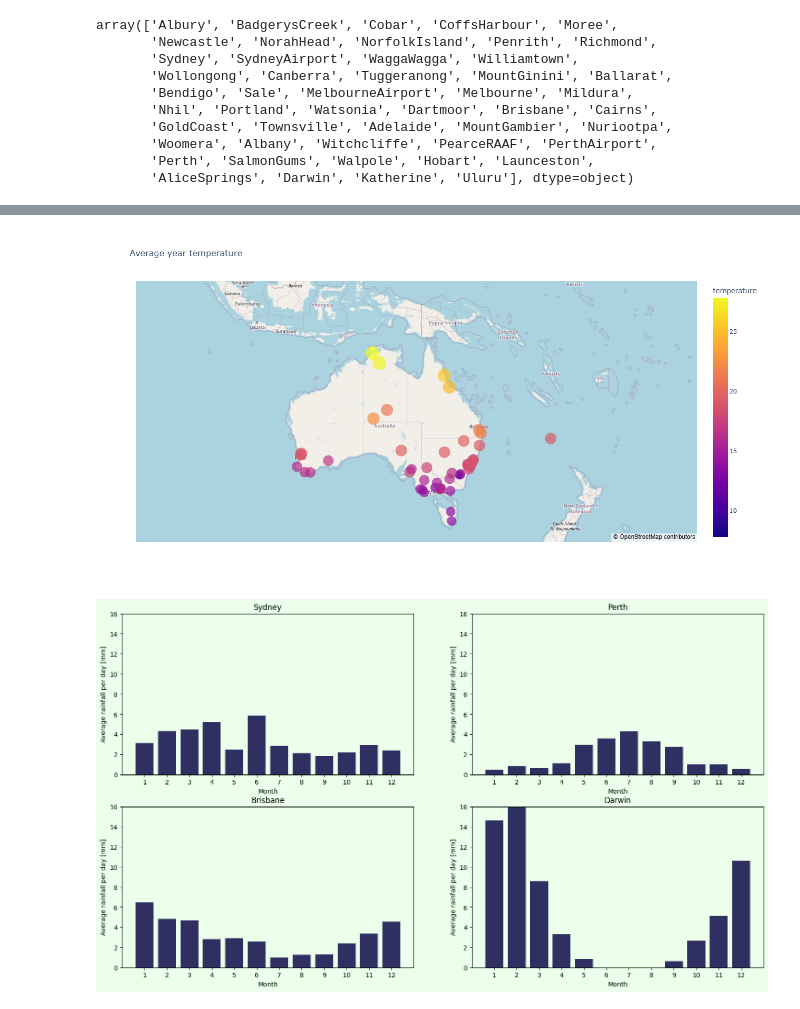
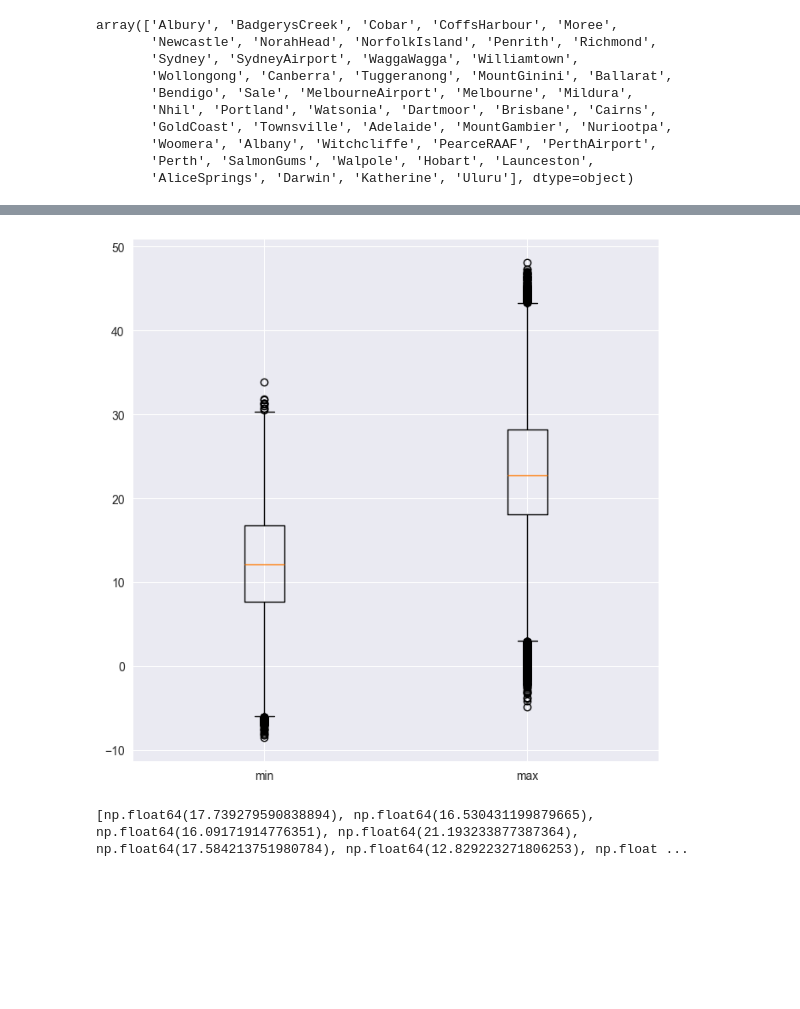
Before and after one commit to beczatom/weather_aus, a Jupyter notebook: weather.ipynb, the cells around one changed output, grey strips where cells are left out. Drawn from its saved outputs; the diff is of its cells as text; code cells hidden in the pictures; blank space fills up the shorter version.

```diff
--- a/weather.ipynb
+++ b/weather.ipynb
@@ -177,3 +207,0 @@ df
-# %%
-df = df.drop(['WindGustDir', 'WindDir9am', 'WindDir3pm'], axis=1)
-df
@@ -193,0 +229,5 @@ df
+# %%
+df['WindGustDir'] = df['WindGustDir'].astype('category')
+df['WindDir9am'] = df['WindDir9am'].astype('category')
+df['WindDir3pm'] = df['WindDir3pm'].astype('category')
+df
@@ -256,3 +292,9 @@ plt.show()
+# %%
+fig = plt.figure(figsize=[8,8])
+plt.boxplot([df['MinTemp'], df['MaxTemp']], tick_labels=['min', 'max'])
+plt.show()
+# %% [output]
+[figure, added]
 # %%
 loc_group = df.groupby('Location')
 loc_temps = []
@@ -264,53 +306,7 @@ for name, group in loc_group:
     loc_temps.append(group['MinTemp'].mean())
     loc_temps[np.size(loc_temps) - 1] += group['MaxTemp'].mean()
     loc_temps[np.size(loc_temps) - 1] /= 2
+
+print(loc_temps)
+# %% [output]
+[np.float64(17.739279590838894), np.float64(16.530431199879665), np.float64(16.09171914776351), np.float64(21.193233877387364), np.float64(17.584213751980784), np.float64(12.829223271806253), np.float ...
-# %%
-df_map = pd.DataFrame({
-    'lat' : lats,
-    'lng' : lngs,
-    'temperature' : loc_temps
-})
-fig = px.scatter_mapbox(
-    df_map,
-    lat= 'lat',
-    lon='lng',
-    color= 'temperature',
-    size= 'temperature',
-    title='Average year temperature',
-    center= {'lat': -24, 'lon': 140},
-    width=800,
-    height=700,
-    zoom=2.75,
-    mapbox_style='open-street-map'
-)
-fig.show()
-# %% [output]
-[figure, removed]
-# %%
-groups = df.groupby(['Location', 'month'])
-rain = {}
-for city in df['Location'].unique():
-    rain[city] = {}
-
-for name, group in groups:
-    rain[name[0]][name[1]] = group['Rainfall'].mean()
-
-fig = plt.figure(figsize=(18,10), facecolor='#EBFFEB')
-gs = GridSpec(2, 2, figure=fig)
-
-def rain_bar(ax, city):
-    ax.bar(x = np.arange(1, 13, 1), height = rain[city].values(), facecolor='#2F3061')
-    ax.set_facecolor('#EBFFEB')
-    ax.set_title(city)
-    ax.set_xticks(np.arange(1, 13, 1))
-    ax.set_xlabel('Month')
-    ax.set_ylabel('Average rainfall per day [mm]')
-    ax.set_ylim(0, 16)
-
-rain_bar(fig.add_subplot(gs[0, 0]), 'Sydney')
-rain_bar(fig.add_subplot(gs[0, 1]), 'Perth')
-rain_bar(fig.add_subplot(gs[1, 0]), 'Brisbane')
-rain_bar(fig.add_subplot(gs[1, 1]), 'Darwin')
-plt.show()
-# %% [output]
-[figure, removed]
```
Also changed, not shown: parts of 47 cells of this notebook.
